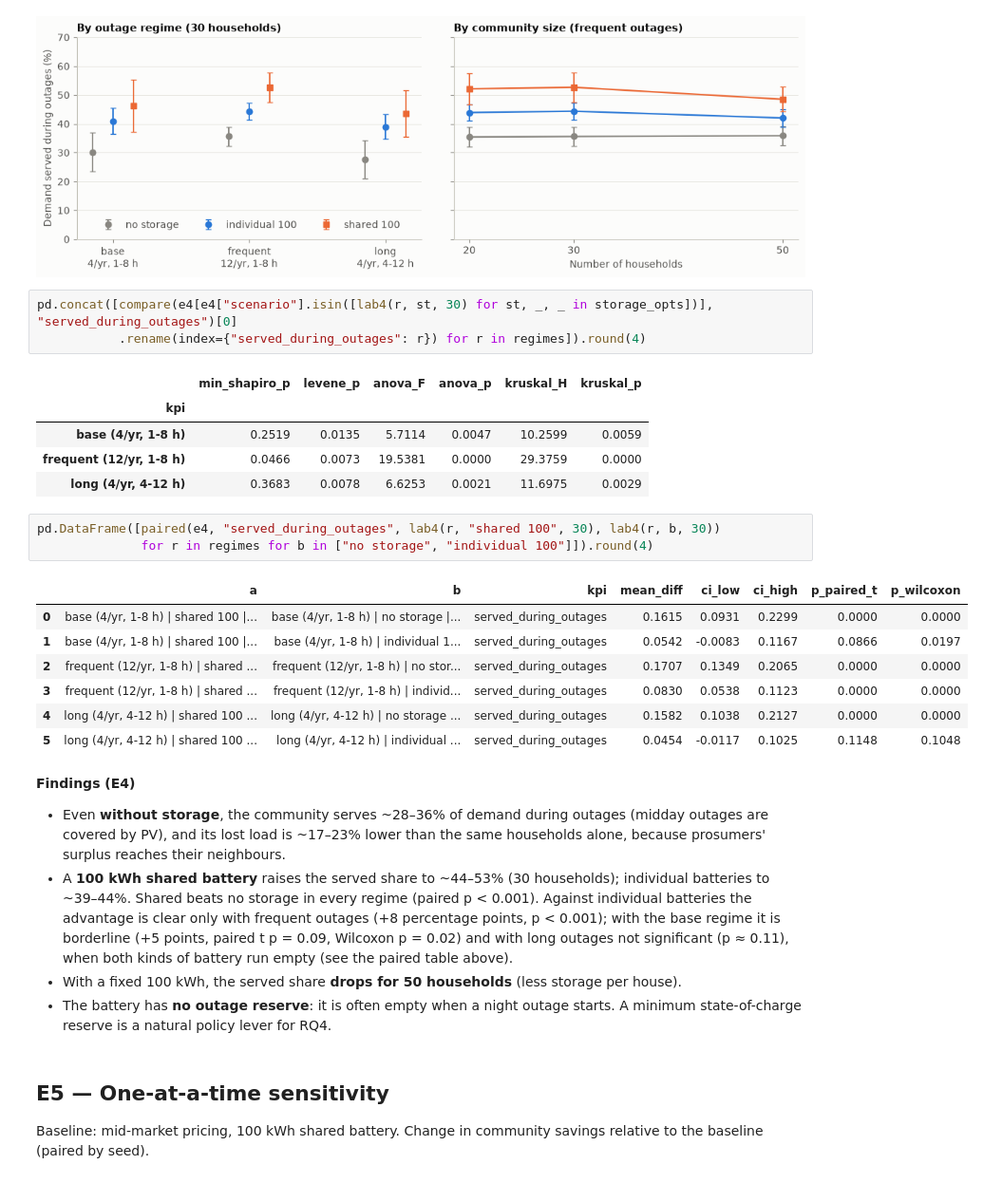
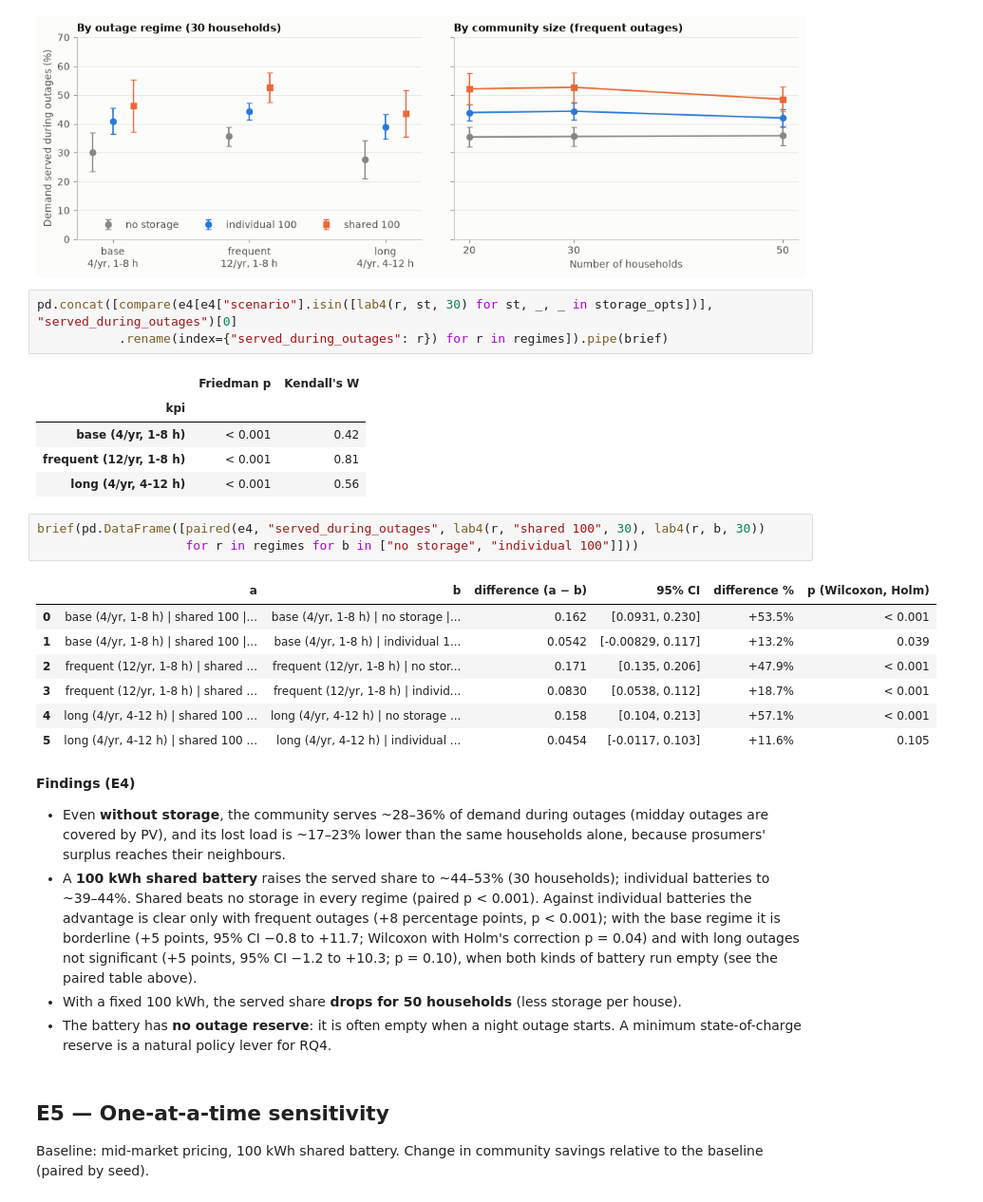
Before and after one commit to Cibs1/GridSimulation, a Jupyter notebook: notebooks/02_experiments.ipynb, the cells around one changed output. Shown at 95% size. Cells and saved outputs as stored; diff of their text form.

```diff
--- a/notebooks/02_experiments.ipynb
+++ b/notebooks/02_experiments.ipynb
@@ -790,24 +807,24 @@ fig.savefig(FIGS / "e4_resilience.png", dpi=150)
 [figure]
 # %%
 pd.concat([compare(e4[e4["scenario"].isin([lab4(r, st, 30) for st, _, _ in storage_opts])], "served_during_outages")[0]
-           .rename(index={"served_during_outages": r}) for r in regimes]).round(4)
+           .rename(index={"served_during_outages": r}) for r in regimes]).pipe(brief)
 # %% [output]
-|  | min_shapiro_p | levene_p | anova_F | anova_p | kruskal_H | kruskal_p |
-| kpi |  |  |  |  |  |  |
-| base (4/yr, 1-8 h) | 0.2519 | 0.0135 | 5.7114 | 0.0047 | 10.2599 | 0.0059 |
-| frequent (12/yr, 1-8 h) | 0.0466 | 0.0073 | 19.5381 | 0.0000 | 29.3759 | 0.0000 |
-| long (4/yr, 4-12 h) | 0.3683 | 0.0078 | 6.6253 | 0.0021 | 11.6975 | 0.0029 |
+|  | Friedman p | Kendall's W |
+| kpi |  |  |
+| base (4/yr, 1-8 h) | < 0.001 | 0.42 |
+| frequent (12/yr, 1-8 h) | < 0.001 | 0.81 |
+| long (4/yr, 4-12 h) | < 0.001 | 0.56 |
 # %%
-pd.DataFrame([paired(e4, "served_during_outages", lab4(r, "shared 100", 30), lab4(r, b, 30))
-              for r in regimes for b in ["no storage", "individual 100"]]).round(4)
+brief(pd.DataFrame([paired(e4, "served_during_outages", lab4(r, "shared 100", 30), lab4(r, b, 30))
+                    for r in regimes for b in ["no storage", "individual 100"]]))
 # %% [output]
-|  | a | b | kpi | mean_diff | ci_low | ci_high | p_paired_t | p_wilcoxon |
-| 0 | base (4/yr, 1-8 h) | shared 100 |... | base (4/yr, 1-8 h) | no storage |... | served_during_outages | 0.1615 | 0.0931 | 0.2299 | 0.0000 | 0.0000 |
-| 1 | base (4/yr, 1-8 h) | shared 100 |... | base (4/yr, 1-8 h) | individual 1... | served_during_outages | 0.0542 | -0.0083 | 0.1167 | 0.0866 | 0.0197 |
-| 2 | frequent (12/yr, 1-8 h) | shared ... | frequent (12/yr, 1-8 h) | no stor... | served_during_outages | 0.1707 | 0.1349 | 0.2065 | 0.0000 | 0.0000 |
-| 3 | frequent (12/yr, 1-8 h) | shared ... | frequent (12/yr, 1-8 h) | individ... | served_during_outages | 0.0830 | 0.0538 | 0.1123 | 0.0000 | 0.0000 |
-| 4 | long (4/yr, 4-12 h) | shared 100 ... | long (4/yr, 4-12 h) | no storage ... | served_during_outages | 0.1582 | 0.1038 | 0.2127 | 0.0000 | 0.0000 |
-| 5 | long (4/yr, 4-12 h) | shared 100 ... | long (4/yr, 4-12 h) | individual ... | served_during_outages | 0.0454 | -0.0117 | 0.1025 | 0.1148 | 0.1048 |
+|  | a | b | difference (a − b) | 95% CI | difference % | p (Wilcoxon, Holm) |
+| 0 | base (4/yr, 1-8 h) | shared 100 |... | base (4/yr, 1-8 h) | no storage |... | 0.162 | [0.0931, 0.230] | +53.5% | < 0.001 |
+| 1 | base (4/yr, 1-8 h) | shared 100 |... | base (4/yr, 1-8 h) | individual 1... | 0.0542 | [-0.00829, 0.117] | +13.2% | 0.039 |
+| 2 | frequent (12/yr, 1-8 h) | shared ... | frequent (12/yr, 1-8 h) | no stor... | 0.171 | [0.135, 0.206] | +47.9% | < 0.001 |
+| 3 | frequent (12/yr, 1-8 h) | shared ... | frequent (12/yr, 1-8 h) | individ... | 0.0830 | [0.0538, 0.112] | +18.7% | < 0.001 |
+| 4 | long (4/yr, 4-12 h) | shared 100 ... | long (4/yr, 4-12 h) | no storage ... | 0.158 | [0.104, 0.213] | +57.1% | < 0.001 |
+| 5 | long (4/yr, 4-12 h) | shared 100 ... | long (4/yr, 4-12 h) | individual ... | 0.0454 | [-0.0117, 0.103] | +11.6% | 0.105 |
 # %% [markdown]
 **Findings (E4)**
 
@@ -819,8 +836,9 @@ pd.DataFrame([paired(e4, "served_during_outages", lab4(r, "shared 100", 30), lab
   households); individual batteries to ~39–44%. Shared beats no storage in
   every regime (paired p < 0.001). Against individual batteries the advantage
   is clear only with frequent outages (+8 percentage points, p < 0.001); with
-  the base regime it is borderline (+5 points, paired t p = 0.09, Wilcoxon
-  p = 0.02) and with long outages not significant (p ≈ 0.11), when both kinds
+  the base regime it is borderline (+5 points, 95% CI −0.8 to +11.7;
+  Wilcoxon with Holm's correction p = 0.04) and with long outages not
+  significant (+5 points, 95% CI −1.2 to +10.3; p = 0.10), when both kinds
   of battery run empty (see the paired table above).
 - With a fixed 100 kWh, the served share **drops for 50 households** (less
   storage per house).
```
Also changed, not shown: parts of 13 cells of this notebook, 7 other files.
